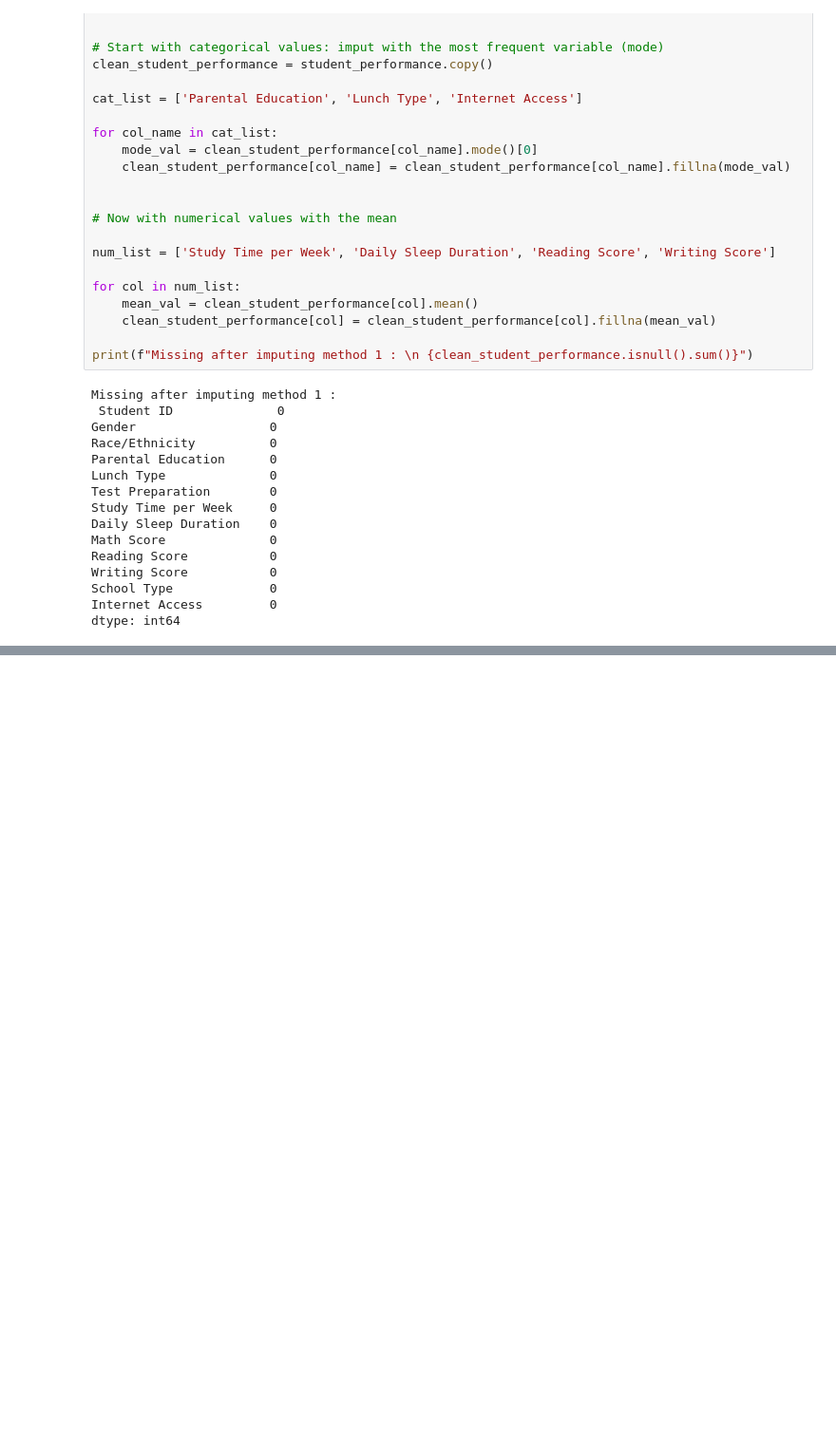
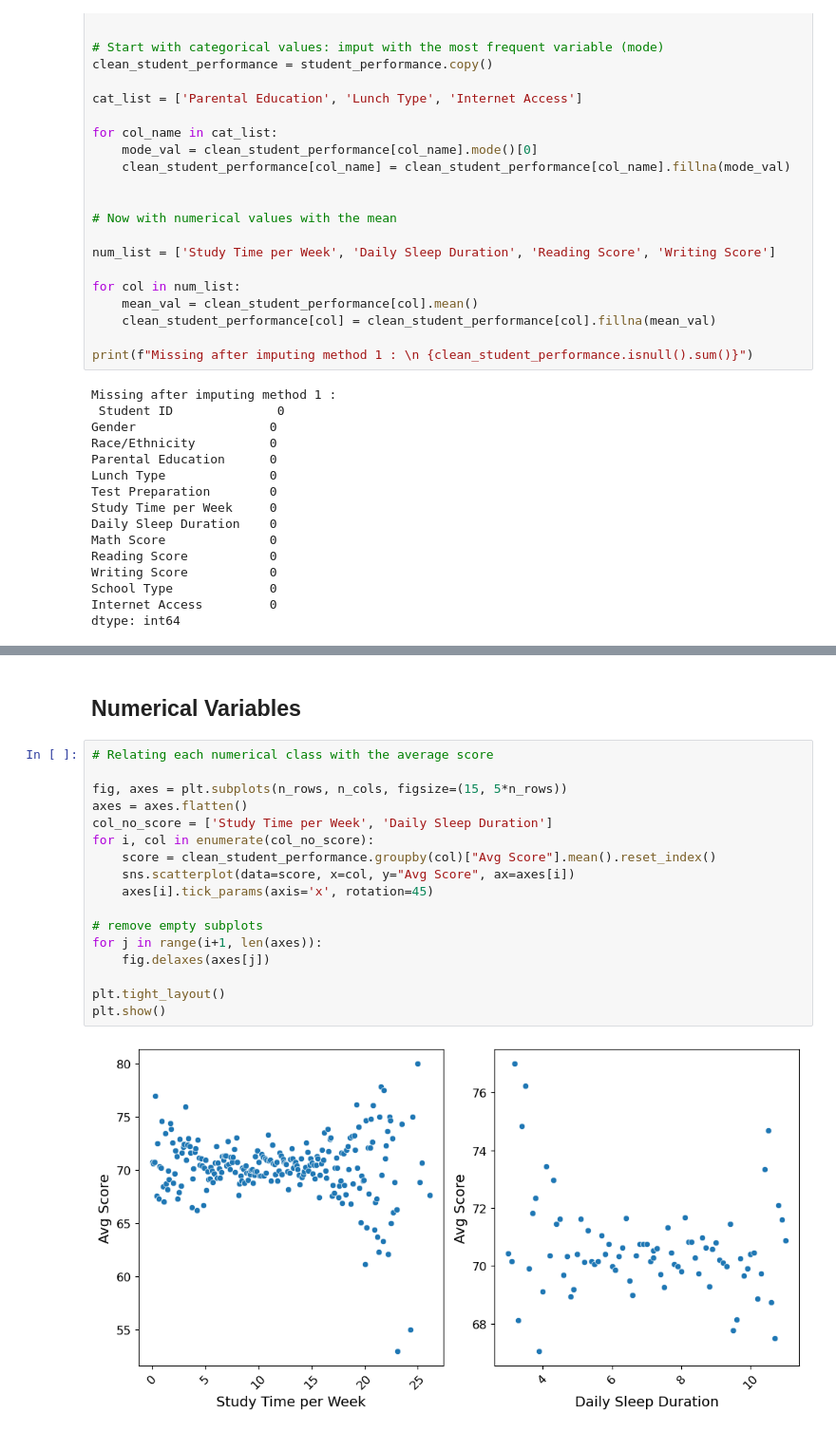
Before and after one commit to cristian0831/Machine-Learning-Projects, a Jupyter notebook: Scikit-Learn/student_performance.ipynb, the cells around one changed output, grey strips where cells are left out. Shown at 95% size. Cells and saved outputs as stored; diff of their text form; blank space fills up the shorter version.

```diff
--- a/Scikit-Learn/student_performance.ipynb
+++ b/Scikit-Learn/student_performance.ipynb
@@ -237,0 +277,21 @@ dtype: int64
+# %% [markdown]
+## Numerical Variables
+# %%
+# Relating each numerical class with the average score
+
+fig, axes = plt.subplots(n_rows, n_cols, figsize=(15, 5*n_rows))
+axes = axes.flatten()
+col_no_score = ['Study Time per Week', 'Daily Sleep Duration']
+for i, col in enumerate(col_no_score):
+    score = clean_student_performance.groupby(col)["Avg Score"].mean().reset_index()
+    sns.scatterplot(data=score, x=col, y="Avg Score", ax=axes[i])
+    axes[i].tick_params(axis='x', rotation=45)
+
+# remove empty subplots
+for j in range(i+1, len(axes)):
+    fig.delaxes(axes[j])
+
+plt.tight_layout()
+plt.show()
+# %% [output]
+[figure, added]
```
Also changed, not shown: parts of 11 cells of this notebook.
